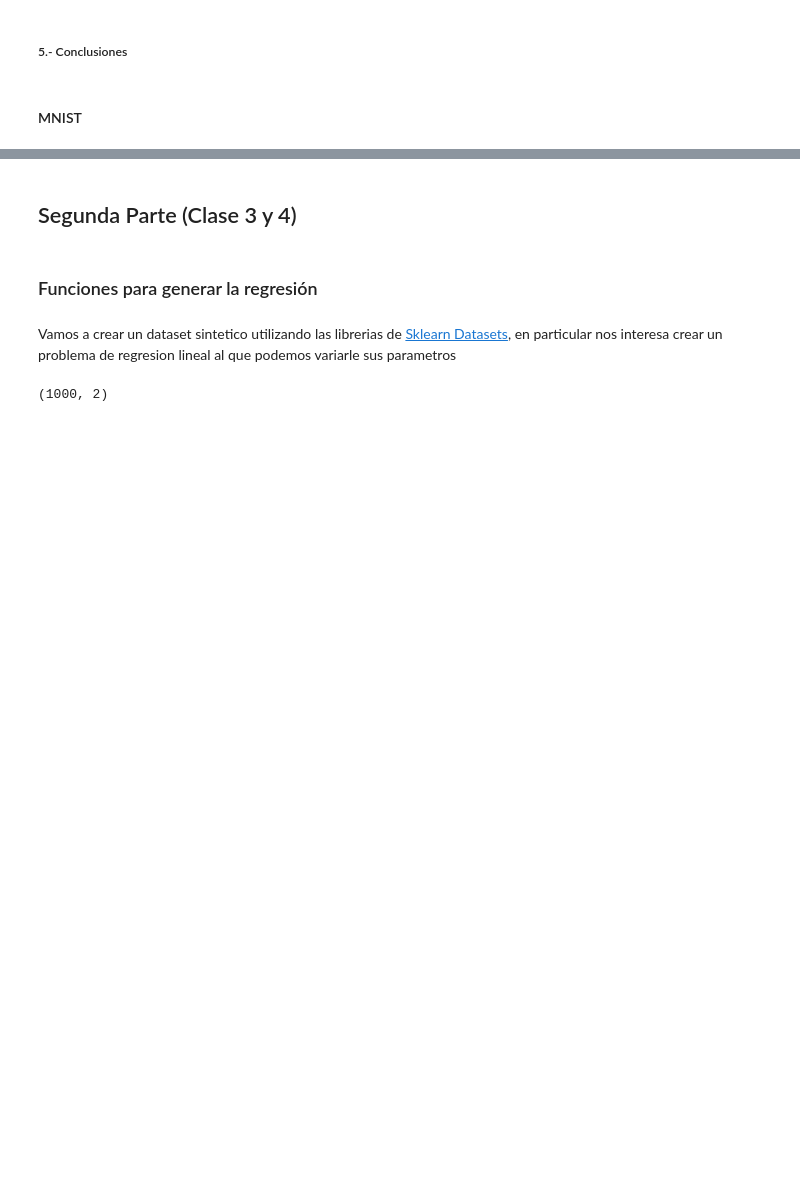
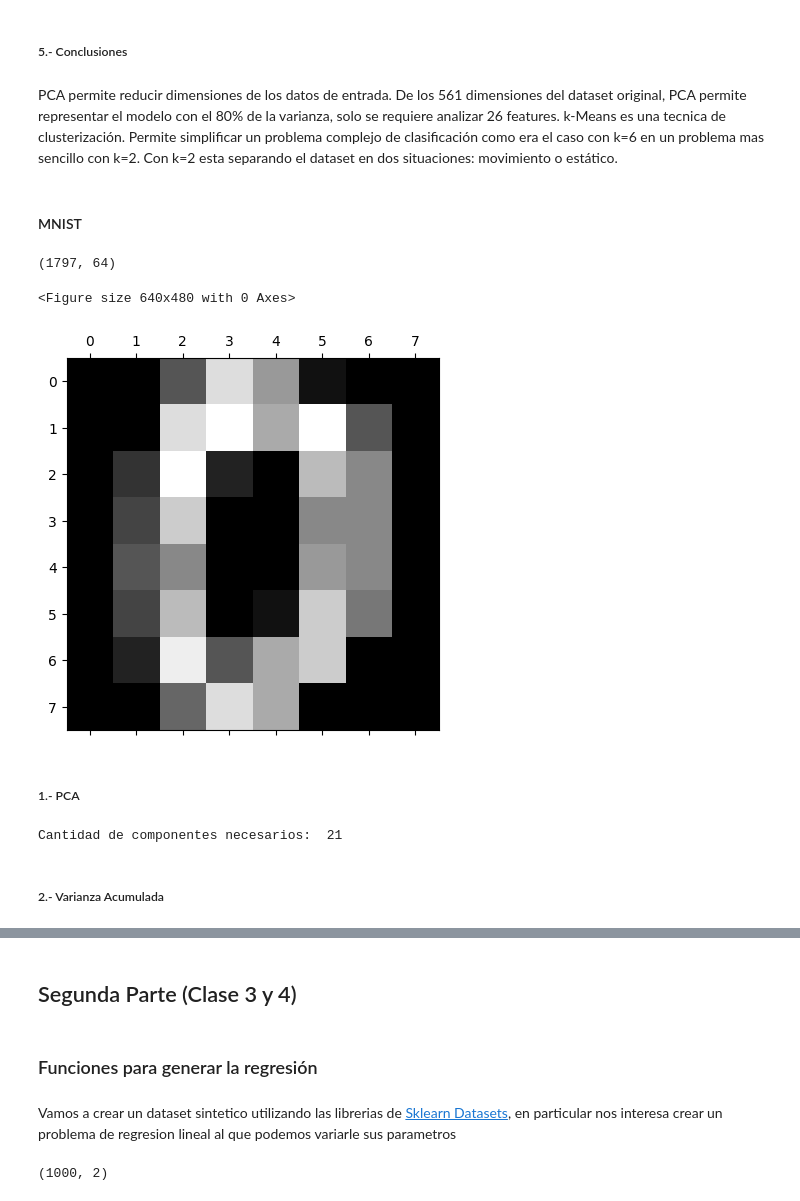
Before and after one commit to RobAxt/intro_ia, a Jupyter notebook: tp_integrador_enunciado/tp_integrador - resuelto.ipynb, the cells around one changed output, grey strips where cells are left out. Cells and saved outputs as stored; diff of their text form; code cells hidden in the pictures; blank space fills up the shorter version.

```diff
--- a/tp_integrador_enunciado/tp_integrador - resuelto.ipynb
+++ b/tp_integrador_enunciado/tp_integrador - resuelto.ipynb
@@ -224,4 +252,37 @@ plt.title('HAR - PCA projection 2D');
 # %% [markdown]
 ##### 5.- Conclusiones
+# %% [markdown]
+PCA permite reducir dimensiones de los datos de entrada. De los 561 dimensiones del dataset original, PCA permite representar el modelo con el 80% de la varianza, solo se requiere analizar 26 features. k-Means es una tecnica de clusterización. Permite simplificar un problema complejo de clasificación como era el caso con k=6 en un problema mas sencillo con k=2. Con k=2 esta separando el dataset en dos situaciones: movimiento o estático.
 # %% [markdown]
 #### MNIST
+# %%
+from sklearn.datasets import load_digits
+digits = load_digits()
+print(digits.data.shape)
+
+import matplotlib.pyplot as plt
+plt.gray()
+plt.matshow(digits.images[0])
+
+plt.show()
+
+X_train, y_train = load_digits(return_X_y=True)
+# %% [output]
+(1797, 64)
+<Figure size 640x480 with 0 Axes>
+[figure, added]
+# %% [markdown]
+##### 1.- PCA
+# %%
+# Estandarizamos
+scaler = StandardScaler()
+X_scaled = scaler.fit_transform(X_train)
+pca = PCA(n_components=0.8, random_state=RANDOM_STATE).fit(X_scaled)
+X_pca = pca.transform(X_scaled)
+
+# Cantidad de componentes necesarios
+print("Cantidad de componentes necesarios: ", X_pca.shape[1])
+# %% [output]
+Cantidad de componentes necesarios:  21
+# %% [markdown]
+##### 2.- Varianza Acumulada
```
Also changed, not shown: parts of 25 cells of this notebook.
